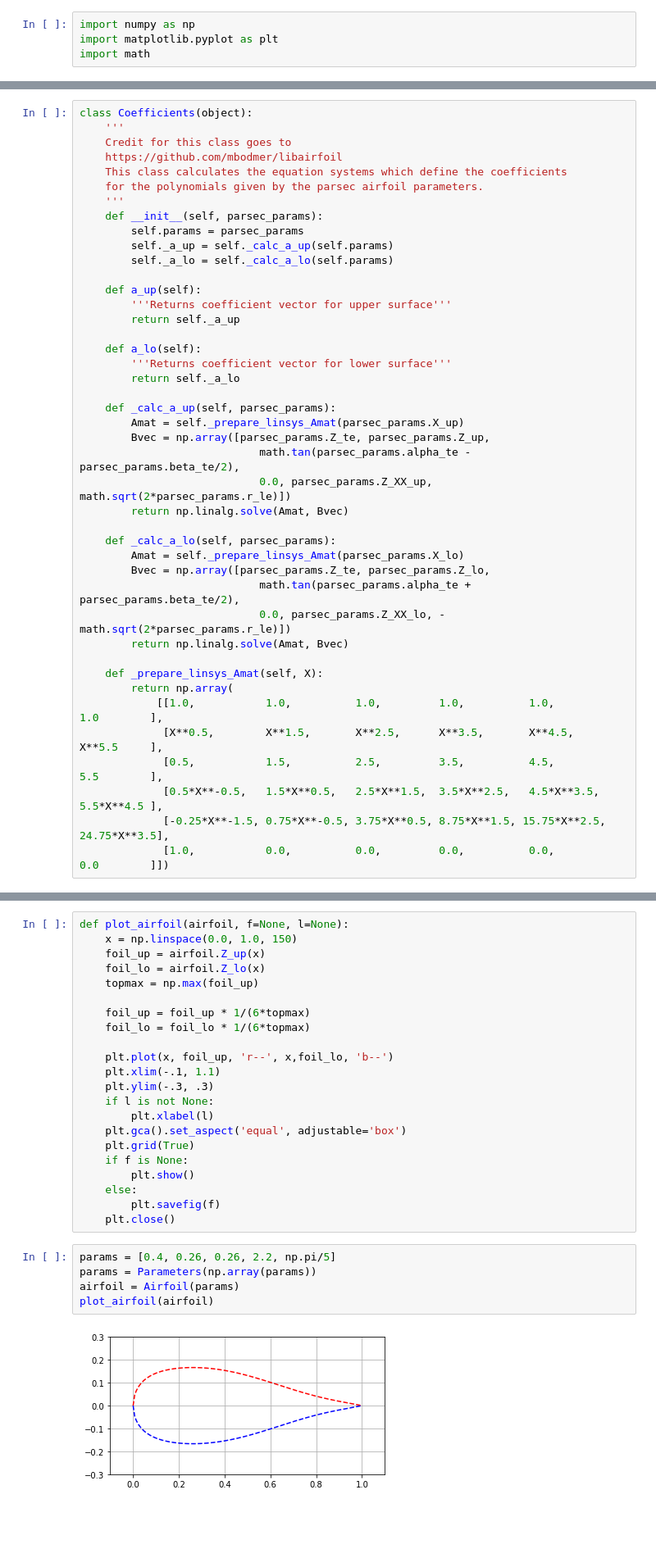
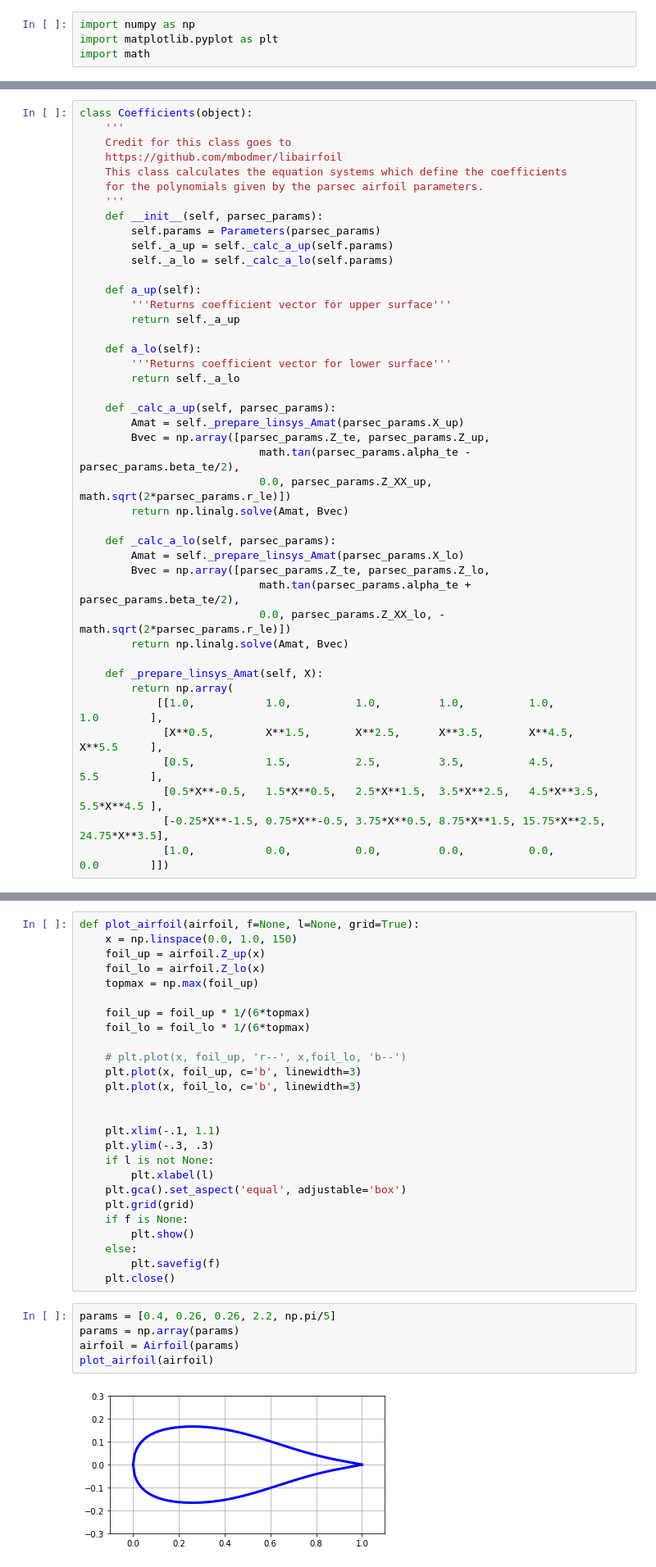
Before and after one commit to elipugh/aa222_project, a Jupyter notebook: results/plotting.ipynb, the cells around one changed output, grey strips where cells are left out. Shown at 82% size. Drawn from its saved outputs; the diff is of its cells as text; blank space fills up the shorter version.

Commit message:
different foils

```diff
--- a/results/plotting.ipynb
+++ b/results/plotting.ipynb
@@ -42,7 +42,7 @@ class Coefficients(object):
     for the polynomials given by the parsec airfoil parameters.
     '''
     def __init__(self, parsec_params):
-        self.params = parsec_params
+        self.params = Parameters(parsec_params)
         self._a_up = self._calc_a_up(self.params)
         self._a_lo = self._calc_a_lo(self.params)
 
@@ -102,7 +102,7 @@ class Airfoil(object):
         foil[-1] = 0
         return foil
 # %%
-def plot_airfoil(airfoil, f=None, l=None):
+def plot_airfoil(airfoil, f=None, l=None, grid=True):
     x = np.linspace(0.0, 1.0, 150)
     foil_up = airfoil.Z_up(x)
     foil_lo = airfoil.Z_lo(x)
@@ -111,13 +111,17 @@ def plot_airfoil(airfoil, f=None, l=None):
     foil_up = foil_up * 1/(6*topmax)
     foil_lo = foil_lo * 1/(6*topmax)
 
-    plt.plot(x, foil_up, 'r--', x,foil_lo, 'b--')
+    # plt.plot(x, foil_up, 'r--', x,foil_lo, 'b--')
+    plt.plot(x, foil_up, c='b', linewidth=3)
+    plt.plot(x, foil_lo, c='b', linewidth=3)
+
+
     plt.xlim(-.1, 1.1)
     plt.ylim(-.3, .3)
     if l is not None:
         plt.xlabel(l)
     plt.gca().set_aspect('equal', adjustable='box')
-    plt.grid(True)
+    plt.grid(grid)
     if f is None:
         plt.show()
     else:
@@ -125,10 +129,10 @@ def plot_airfoil(airfoil, f=None, l=None):
     plt.close()
 # %%
 params = [0.4, 0.26, 0.26, 2.2, np.pi/5]
-params = Parameters(np.array(params))
+params = np.array(params)
 airfoil = Airfoil(params)
 plot_airfoil(airfoil)
 # %% [output]
-[figure, old version]
+[figure, new version]
 # %%
 params = [0.4, 0.247, 0.279, 1.985, 0.647]
```
Also changed, not shown: parts of 17 cells of this notebook.
